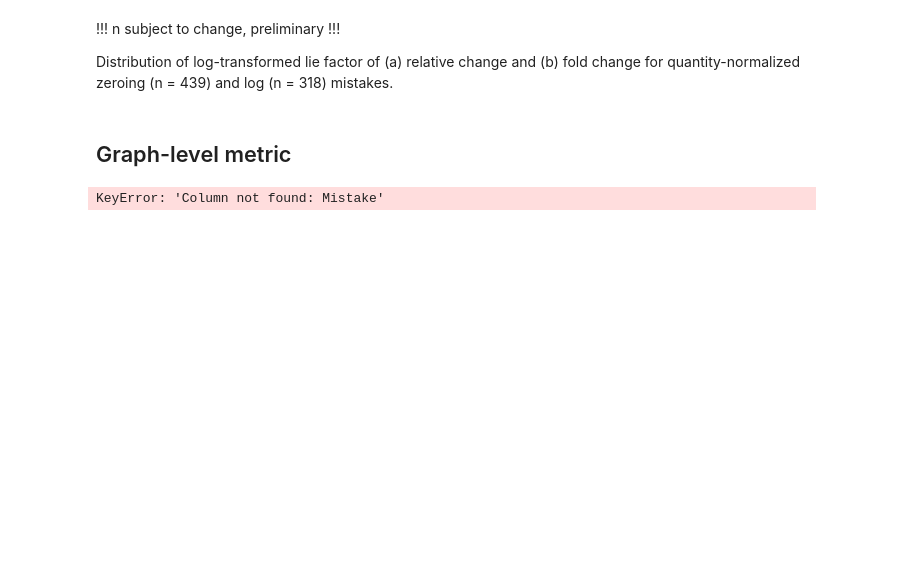
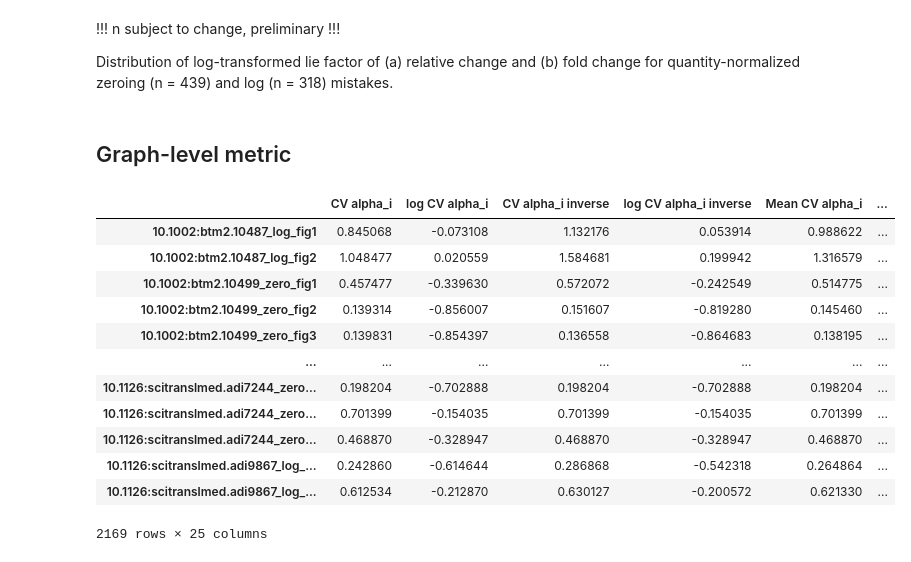
Before and after one commit to tengjuilin/misused-bar-graphs, a Jupyter notebook: lie-factor-quantification.ipynb, the cells around one changed output. Saved outputs shown, nothing was run; the diff lists cells and outputs as text; code cells hidden in the pictures; blank space fills up the shorter version.

```diff
--- a/lie-factor-quantification.ipynb
+++ b/lie-factor-quantification.ipynb
@@ -1431,37 +1427,59 @@ cv_df = cv_df.to_frame()
 cv_df.columns = ['CV alpha_i']
 cv_df['log CV alpha_i'] = np.log10(cv_df['CV alpha_i'])
 
 cv_df['CV alpha_i inverse'] = grouped_alpha_inverse.std() / grouped_alpha_inverse.mean()
 cv_df['log CV alpha_i inverse'] = np.log10(cv_df['CV alpha_i inverse'])
 
 cv_df['Mean CV alpha_i'] = (cv_df['CV alpha_i'] + cv_df['CV alpha_i inverse']) / 2
 cv_df['log Mean CV alpha_i'] = np.log10(cv_df['Mean CV alpha_i'])
 
 cv_df['IQR over median alpha_i'] = (grouped_alpha.quantile(0.75) - grouped_alpha.quantile(0.25)) / grouped_alpha.median()
 cv_df['log IQR over median alpha_i'] = np.log10(cv_df['IQR over median alpha_i'])
 
 cv_df['IQR over median alpha_i inverse'] = (grouped_alpha_inverse.quantile(0.75) - grouped_alpha_inverse.quantile(0.25)) / grouped_alpha_inverse.median()
 cv_df['log IQR over median alpha_i inverse'] = np.log10(cv_df['IQR over median alpha_i inverse'])
 
 cv_df['Mean IQR over median alpha_i'] = (cv_df['IQR over median alpha_i'] + cv_df['IQR over median alpha_i inverse']) / 2
 cv_df['log Mean IQR over median alpha_i'] = np.log10(cv_df['Mean IQR over median alpha_i'])
 
-cv_df['MAD alpha_i'] = grouped_alpha.agg(lambda pop: np.median(np.abs(pop - np.median(pop)))) / grouped_alpha.median()
+cv_df['MAD alpha_i'] = grouped_alpha.agg(lambda pop: np.median(np.abs(pop - np.median(pop))))
 cv_df['log MAD alpha_i'] = np.log10(cv_df['MAD alpha_i'])
 
-cv_df['MAD alpha_i inverse'] = grouped_alpha_inverse.agg(lambda pop: np.median(np.abs(pop - np.median(pop)))) / grouped_alpha_inverse.median()
+cv_df['MAD alpha_i inverse'] = grouped_alpha_inverse.agg(lambda pop: np.median(np.abs(pop - np.median(pop))))
 cv_df['log MAD alpha_i inverse'] = np.log10(cv_df['MAD alpha_i inverse'])
 
 cv_df['Mean MAD alpha_i'] = (cv_df['MAD alpha_i'] + cv_df['MAD alpha_i inverse']) / 2
 cv_df['log Mean MAD alpha_i'] = np.log10(cv_df['Mean MAD alpha_i'])
 
+
+cv_df['MAD alpha_i over median'] = grouped_alpha.agg(lambda pop: np.median(np.abs(pop - np.median(pop)))) / grouped_alpha.median()
+cv_df['log MAD alpha_i over median'] = np.log10(cv_df['MAD alpha_i over median'])
+
+cv_df['MAD alpha_i over median inverse'] = grouped_alpha_inverse.agg(lambda pop: np.median(np.abs(pop - np.median(pop)))) / grouped_alpha_inverse.median()
+cv_df['log MAD alpha_i over median inverse'] = np.log10(cv_df['MAD alpha_i over median inverse'])
+
+cv_df['Mean MAD alpha_i over median'] = (cv_df['MAD alpha_i over median'] + cv_df['MAD alpha_i over median inverse']) / 2
+cv_df['log Mean MAD alpha_i over median'] = np.log10(cv_df['Mean MAD alpha_i over median'])
+
 # cv_df = pd.DataFrame(np.abs(np.log10(bar_df[ALPHA_MARK_LABEL]).groupby(bar_df.index.get_level_values(0)).std() / np.log10(bar_df[ALPHA_MARK_LABEL]).groupby(bar_df.index.get_level_values(0)).mean()))
 
 # tag meta data
-cv_df['Mistake'] = bar_df.groupby(bar_df.index.get_level_values(0))['Mistake'].unique().str.get(0)
+cv_df = cv_df.join(bar_annot_df['Mistake'].to_frame())
 cv_df
 # %% [output]
+|  | CV alpha_i | log CV alpha_i | CV alpha_i inverse | log CV alpha_i inverse | Mean CV alpha_i | ... |
+| 10.1002:btm2.10487_log_fig1 | 0.845068 | -0.073108 | 1.132176 | 0.053914 | 0.988622 | ... |
+| 10.1002:btm2.10487_log_fig2 | 1.048477 | 0.020559 | 1.584681 | 0.199942 | 1.316579 | ... |
+| 10.1002:btm2.10499_zero_fig1 | 0.457477 | -0.339630 | 0.572072 | -0.242549 | 0.514775 | ... |
+| 10.1002:btm2.10499_zero_fig2 | 0.139314 | -0.856007 | 0.151607 | -0.819280 | 0.145460 | ... |
+| 10.1002:btm2.10499_zero_fig3 | 0.139831 | -0.854397 | 0.136558 | -0.864683 | 0.138195 | ... |
+| ... | ... | ... | ... | ... | ... | ... |
+| 10.1126:scitranslmed.adi7244_zero... | 0.198204 | -0.702888 | 0.198204 | -0.702888 | 0.198204 | ... |
+| 10.1126:scitranslmed.adi7244_zero... | 0.701399 | -0.154035 | 0.701399 | -0.154035 | 0.701399 | ... |
+| 10.1126:scitranslmed.adi7244_zero... | 0.468870 | -0.328947 | 0.468870 | -0.328947 | 0.468870 | ... |
+| 10.1126:scitranslmed.adi9867_log_... | 0.242860 | -0.614644 | 0.286868 | -0.542318 | 0.264864 | ... |
+| 10.1126:scitranslmed.adi9867_log_... | 0.612534 | -0.212870 | 0.630127 | -0.200572 | 0.621330 | ... |
-KeyError: 'Column not found: Mistake'
+2169 rows × 25 columns
 # %%
 property_list = [
     'CV alpha_i',
```
Also changed, not shown: parts of 29 cells of this notebook, 1 other file.
